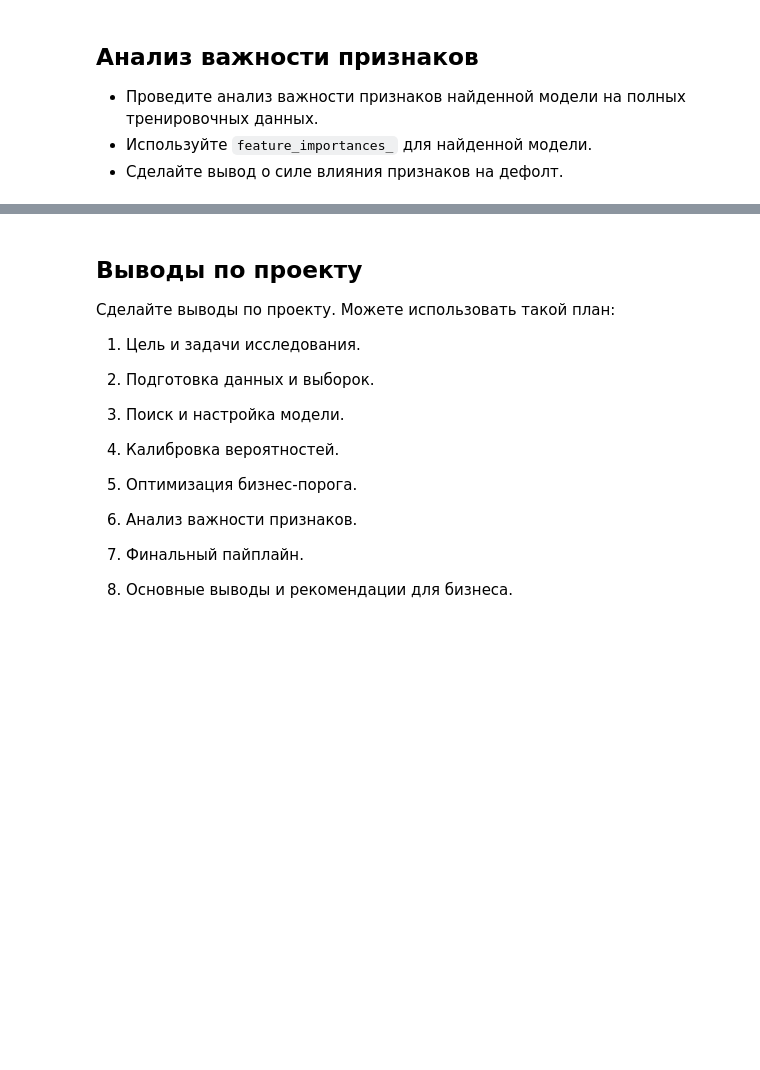
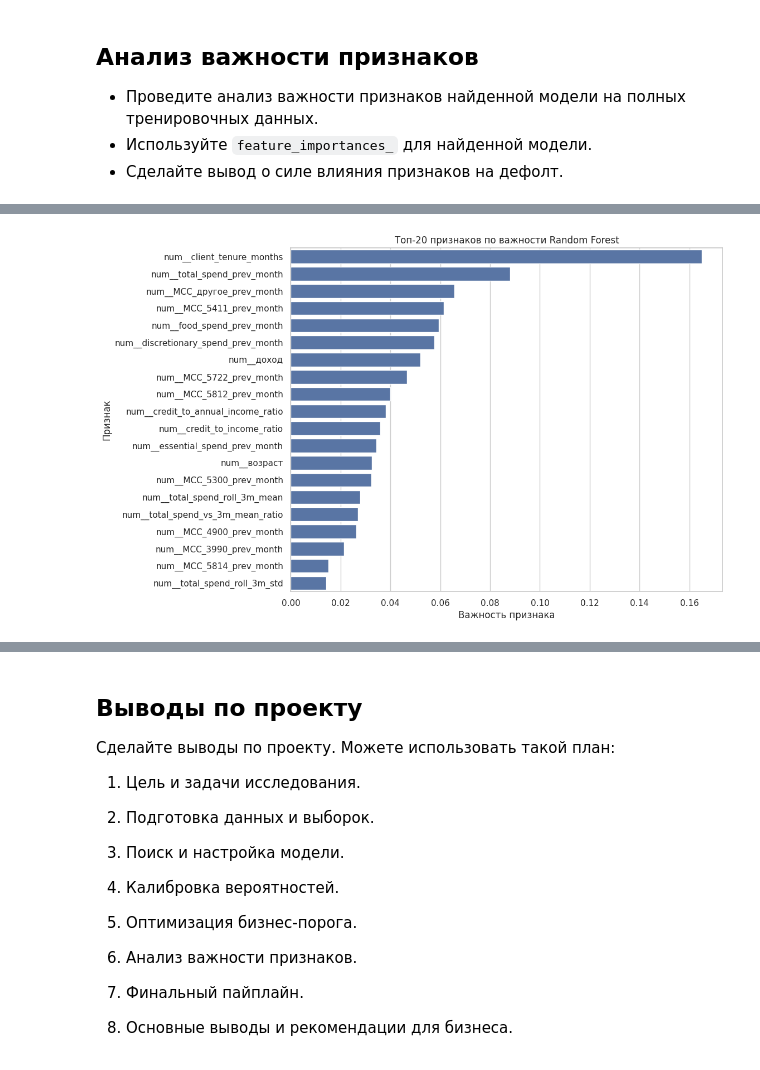
Before and after one commit to 2Myaka2/DataScience_projects, a Jupyter notebook: pr3_RF.ipynb, the cells around one changed output, grey strips where cells are left out. Cells and saved outputs as stored; diff of their text form; code cells hidden in the pictures; blank space fills up the shorter version.

```diff
--- a/pr3_RF.ipynb
+++ b/pr3_RF.ipynb
@@ -1070,0 +2609,14 @@ plt.show()
+# %%
+best_rf_pipeline = clone(rf_pipeline)
+best_rf_pipeline.set_params(**best_rf_params)
+
+optimized_rf_results = evaluate_model_cv(
+    model_name="RandomForest_Optuna",
+    model=best_rf_pipeline,
+    X=X_train,
+    y=y_train,
+    cv_splits=cv_splits,
+    threshold=0.5
+)
+
+display(optimized_rf_results)
@@ -1102,3 +3357,19 @@ plt.show()
 * Проведите анализ важности признаков найденной модели на полных тренировочных данных.
 * Используйте `feature_importances_` для найденной модели.
 * Сделайте вывод о силе влияния признаков на дефолт.
+# %%
+# Если best_rf_pipeline уже был обучен на X_train, y_train перед калибровкой,
+# повторно fit делать не нужно.
+# best_rf_pipeline.fit(X_train, y_train)
+
+rf_model = best_rf_pipeline.named_steps["model"]
+fitted_preprocessor = best_rf_pipeline.named_steps["preprocessor"]
+
+feature_names = fitted_preprocessor.get_feature_names_out()
+
+feature_importance = pd.DataFrame({
+    "feature": feature_names,
+    "importance": rf_model.feature_importances_
+}).sort_values("importance", ascending=False)
+
+display(feature_importance.head(20))
@@ -1104,0 +3394,15 @@ plt.show()
+# %%
+top_n = 20
+
+plt.figure(figsize=(10, 8))
+sns.barplot(
+    data=feature_importance.head(top_n),
+    x="importance",
+    y="feature"
+)
+plt.title("Топ-20 признаков по важности Random Forest")
+plt.xlabel("Важность признака")
+plt.ylabel("Признак")
+plt.show()
+# %% [output]
+[figure, added]
```
Also changed, not shown: parts of 109 cells of this notebook, 1 other file.
